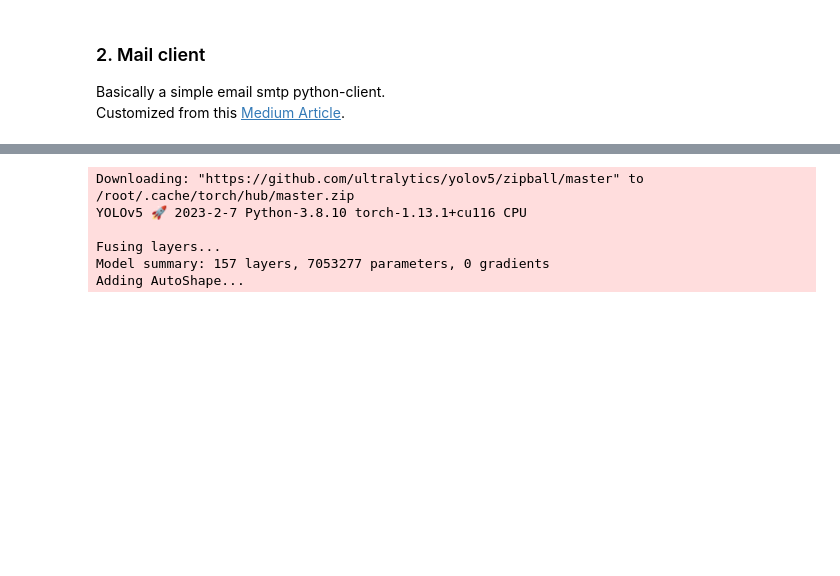
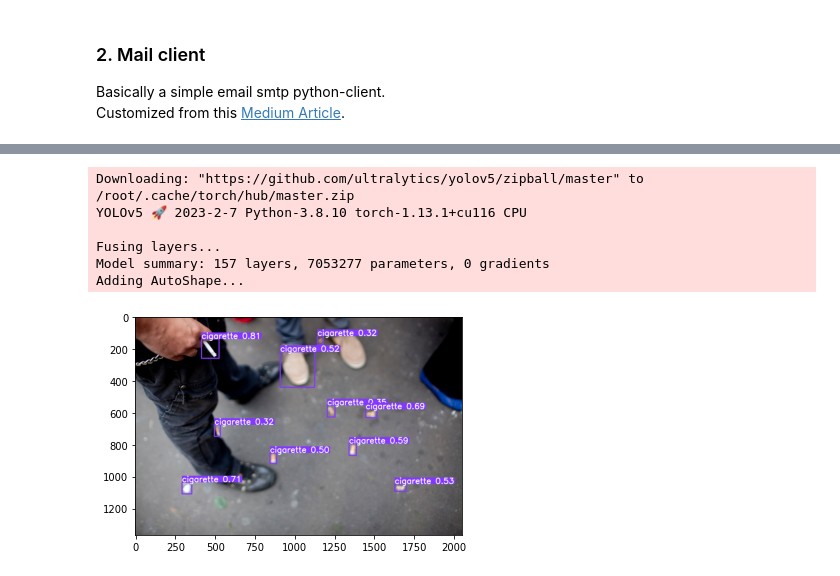
Before and after one commit to Swamp-Solutions/Litter-buster, a Jupyter notebook: Notebooks/Email_client.ipynb, the cells around one changed output, grey strips where cells are left out. Saved outputs shown, nothing was run; the diff lists cells and outputs as text; code cells hidden in the pictures; blank space fills up the shorter version.

```diff
--- a/Notebooks/Email_client.ipynb
+++ b/Notebooks/Email_client.ipynb
@@ -77,41 +106,24 @@ For a cleaner look I'll just create a function to handle the timestamps too
 # %%
 
-def gettime(getter=True, **kwargs):
-  if getter:
-    with open("./Images/results/log.txt", 'r') as f:
-
-      if latest:=f.readlines():
-        latest=latest[-1]
-        if dt.strptime(latest.strip(), "%m-%d-%Y-%H-%M-%S") <= dt.now() - td(**kwargs):
-          return True
-        else:
-          return False
-      return True
-  if not getter:
-    with open("./Images/results/log.txt", "a") as f:
-      f.write(dt.now().strftime("%m-%d-%Y-%H-%M-%S")+'\n')
-      return False
-
-def check_model_send_mail(imgpath='', img=None):
+def check_model_send_mail(model, imgpath='', img=None):
   if imgpath and not img:
     img = Image.open(imgpath)
-  model = torch.hub.load('ultralytics/yolov5', 'custom', path='best.pt', force_reload=True)
   results = model(img)
   if results and gettime(hours=4):
-    print(type(np.squeeze(results.render())))
     plt.imshow(np.squeeze(results.render()))
     img = Image.fromarray(np.squeeze(results.render()))
     fpath = './Images/results/' + dt.now().strftime("%m-%d-%Y-%H-%M-%S")+'.jpg'
     img.save(fpath)
     gettime(False)
     send_mail("aendraes@gmail.com","hutwnwiqwukfrspz",to_emails=['aendraes@gmail.com'],from_email='aendraes@gmail.com', attachment=fpath, text=dt.now().strftime("%m-%d-%Y-%H-%M-%S"), subject="Litter-Buster Alert!")
   return None
-# timestamps(get=True, hours=-4)
-check_model_send_mail('smokers.jpg')
+model = torch.hub.load('ultralytics/yolov5', 'custom', path='best.pt', force_reload=True)
+check_model_send_mail(model,'smokers.jpg')
 # %% [output]
 Downloading: "https://github.com/ultralytics/yolov5/zipball/master" to /root/.cache/torch/hub/master.zip
 YOLOv5 🚀 2023-2-7 Python-3.8.10 torch-1.13.1+cu116 CPU
 
 Fusing layers...
 Model summary: 157 layers, 7053277 parameters, 0 gradients
 Adding AutoShape...
+[figure, added]
```
Also changed, not shown: parts of 4 cells of this notebook.
